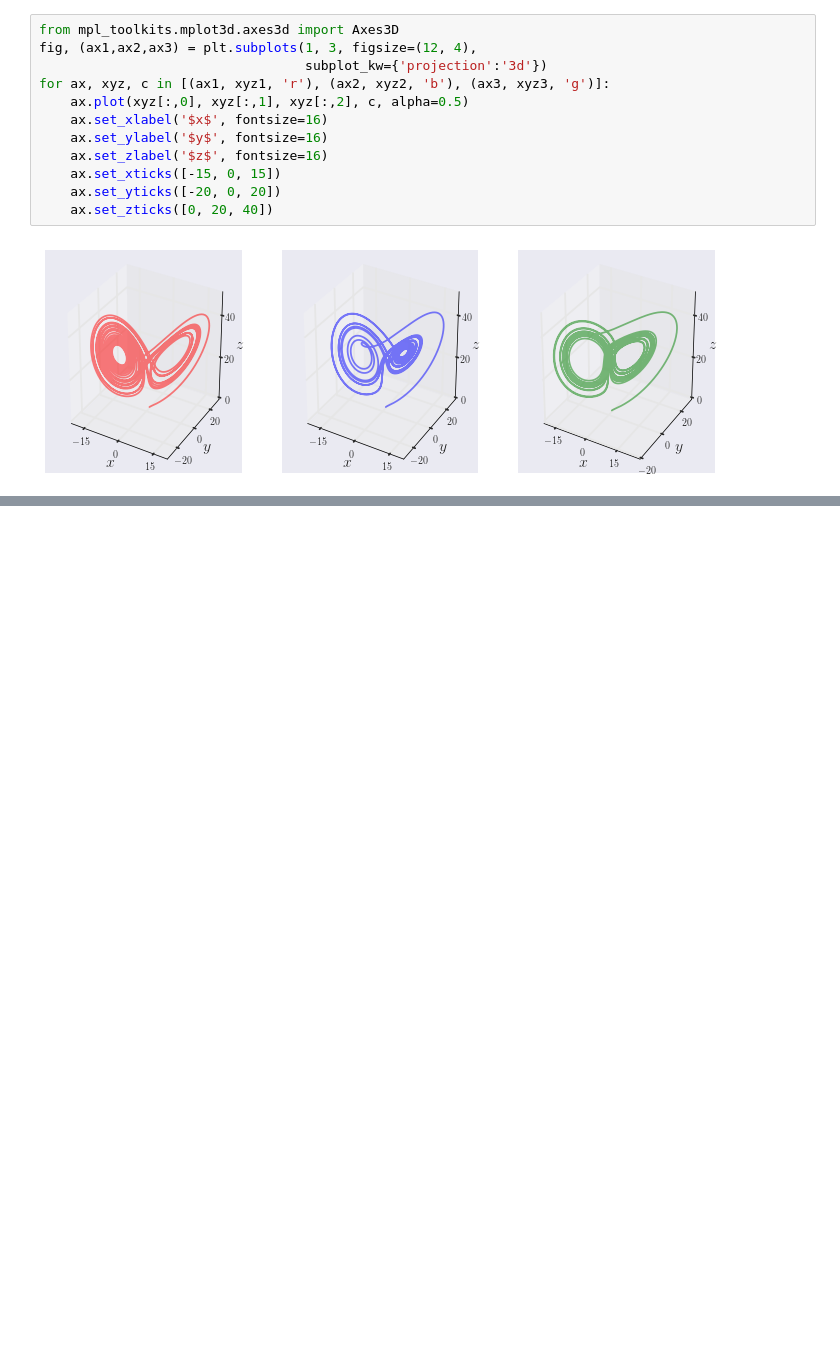
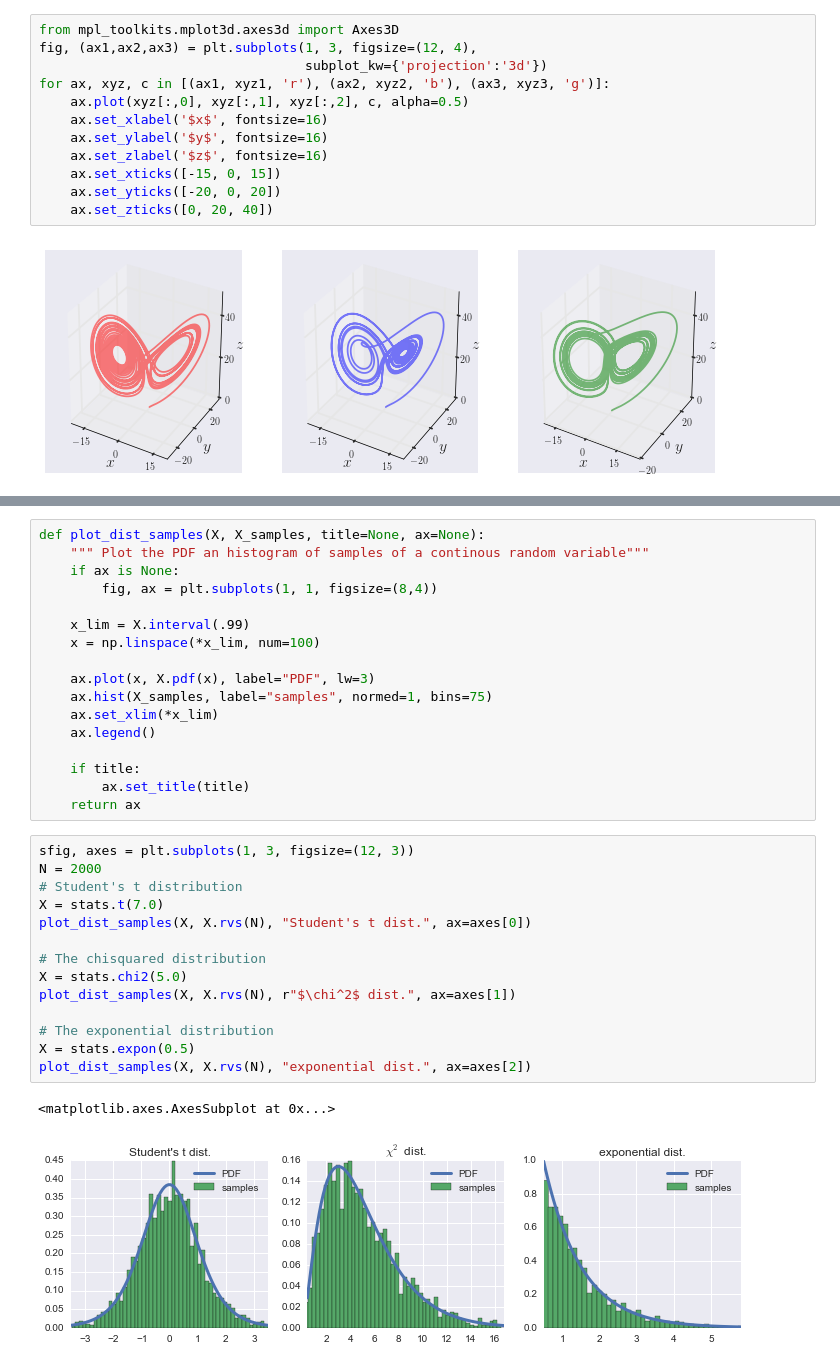
Before and after one commit to temcom/ipython, a Jupyter notebook: Test_First_Try.ipynb, the cells around one changed output, grey strips where cells are left out. Saved outputs shown, nothing was run; the diff lists cells and outputs as text; blank space fills up the shorter version.

Commit message:
adding Student's t, chi2 and exponential distribution

```diff
--- a/Test_First_Try.ipynb
+++ b/Test_First_Try.ipynb
@@ -290,0 +291,34 @@ array([ 0.9270767 ,  0.08083502,  1.1490162 ,  0.14371202,  0.92891812,
+# %%
+def plot_dist_samples(X, X_samples, title=None, ax=None):
+    """ Plot the PDF an histogram of samples of a continous random variable"""
+    if ax is None:
+        fig, ax = plt.subplots(1, 1, figsize=(8,4))
+
+    x_lim = X.interval(.99)
+    x = np.linspace(*x_lim, num=100)
+
+    ax.plot(x, X.pdf(x), label="PDF", lw=3)
+    ax.hist(X_samples, label="samples", normed=1, bins=75)
+    ax.set_xlim(*x_lim)
+    ax.legend()
+
+    if title:
+        ax.set_title(title)
+    return ax
+# %%
+sfig, axes = plt.subplots(1, 3, figsize=(12, 3))
+N = 2000
+# Student's t distribution
+X = stats.t(7.0)
+plot_dist_samples(X, X.rvs(N), "Student's t dist.", ax=axes[0])
+
+# The chisquared distribution
+X = stats.chi2(5.0)
+plot_dist_samples(X, X.rvs(N), r"$\chi^2$ dist.", ax=axes[1])
+
+# The exponential distribution
+X = stats.expon(0.5)
+plot_dist_samples(X, X.rvs(N), "exponential dist.", ax=axes[2])
+# %% [output]
+<matplotlib.axes.AxesSubplot at 0x...>
+[figure, added]
```
Also changed, not shown: parts of 11 cells of this notebook.
